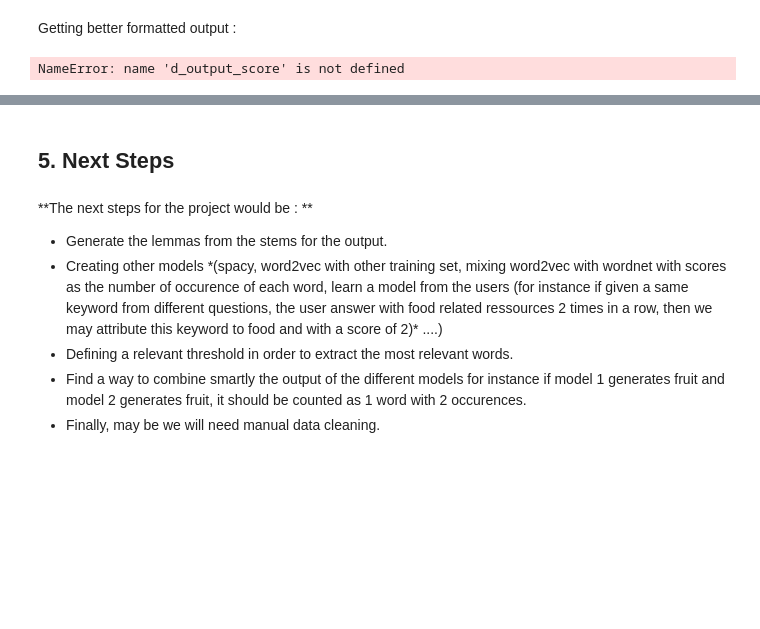
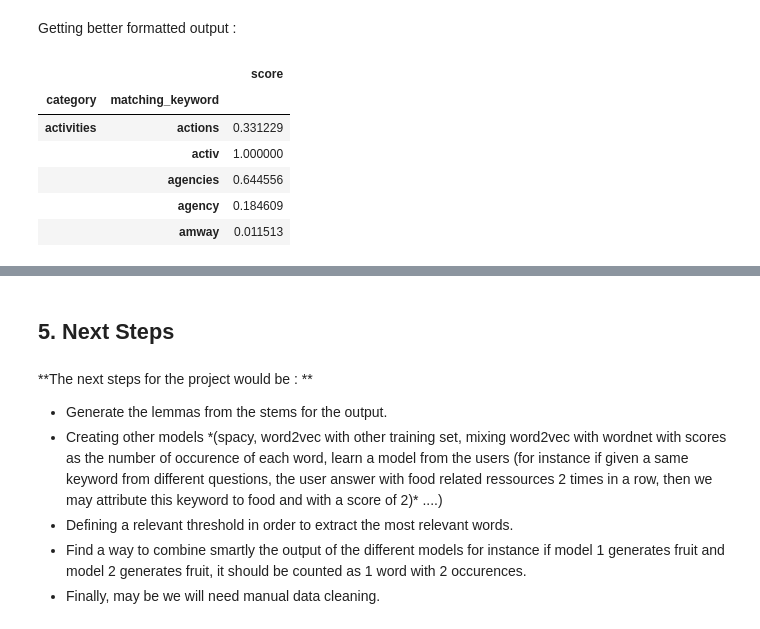
Before and after one commit to abdellah-lamrani-alaoui/data4good_weanswer, a Jupyter notebook: merging_methods.ipynb, the cells around one changed output, grey strips where cells are left out. Cells and saved outputs as stored; diff of their text form; code cells hidden in the pictures; blank space fills up the shorter version.

```diff
--- a/merging_methods.ipynb
+++ b/merging_methods.ipynb
@@ -132,7 +135,7 @@ def score_wordnet(word, matching_keyword) :
     except :
         pass
     try :
-        brown_ic = wordnet_ic.ic('ic-brown.dat')
+
         score += (word.jcn_similarity(matching_keyword) / min_max_values['jcn'][1])
     except :
         pass
@@ -150,7 +153,7 @@ class VocabularyGenerator():
     def __init__(self):
         pass
 
-    def generate_words_wordnet(self, word, n, depth = 4, synsets_indices = d_category_synsets) :
+    def generate_words_wordnet(self, word, n, depth = 5, synsets_indices = d_category_synsets) :
         """
         Function that generates matching keywords given a word.
 
@@ -170,6 +173,7 @@ class VocabularyGenerator():
 
         name_model = "wordnet"
         d = {}
+        previous_keys = []
 
         # First iteration (select only relevant synsets as specified in d_category_synsets)
         # All the synsets of word
@@ -184,8 +188,8 @@ class VocabularyGenerator():
         # Other iterations
 
         for i in tqdm(range(depth)) :
-            dic = d.copy()
-            for origin in dic.keys():
+            previous_keys = [key for key in d.keys() if key not in previous_keys]
+            for origin in previous_keys:
                 for synset in wn.synsets(origin):
                     for lemma in synset.lemma_names():
                         d[stem(lemma)] = {name_model : score_wordnet(word, lemma)}
@@ -406,35 +434,40 @@ KeyError: 'administrative'
 Getting better formatted output :
 # %%
 def render_output(d) :
-	"""
-	Function that renders a re-formated input (dataframe)
-	that could be easily written in a file.
+    """
+    Function that renders a re-formated input (dataframe)
+    that could be easily written in a file.
 
-	Parameters
-	----------
-	d : output dictionary from our model.
+    Parameters
+    ----------
+    d : output dictionary from our model.
 
-	Returns
-	-------
-	data : multi index dataframe, reformated version.
+    Returns
+    -------
+    data : multi index dataframe, reformated version.
 
-	"""
+    """
 
-	d_generation = {}
+    d_generation = {}
 
-	for (key, value) in d.iteritems() :
-	    for (key2, value2) in value.iteritems() :
-	        for (key3, value3) in value2.iteritems() :
-	            d_temp = {"model" : key3, "score" : value3}
-	            d_generation[(key, key2)] = d_temp
+    for (key, value) in d.iteritems() :
+        for (key2, value2) in value.iteritems() :
+            d_temp = {"score" : value2}
+            d_generation[(key, key2)] = d_temp
 
-	data = pd.DataFrame(d_generation).transpose()
-	data.index = pd.MultiIndex.from_tuples(data.index)
-	data.index.names = ["category", "matching_keyword"]
+    data = pd.DataFrame(d_generation).transpose()
+    data.index = pd.MultiIndex.from_tuples(data.index)
+    data.index.names = ["category", "matching_keyword"]
 
-	return data
+    return data
 
 data_output = render_output(d_output_score)
 data_output.head()
 # %% [output]
-NameError: name 'd_output_score' is not defined
+|  |  | score |
+| category | matching_keyword |  |
+| activities | actions | 0.331229 |
+|  | activ | 1.000000 |
+|  | agencies | 0.644556 |
+|  | agency | 0.184609 |
+|  | amway | 0.011513 |
```
Also changed, not shown: parts of 10 cells of this notebook.
